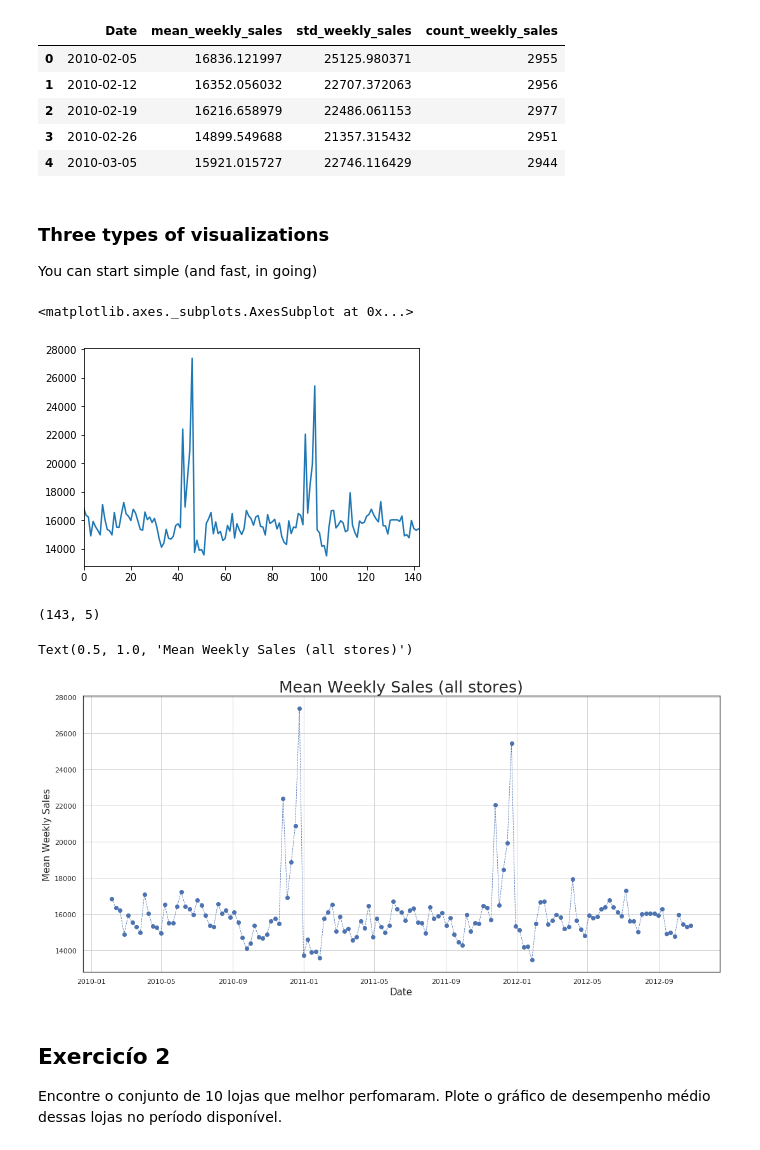
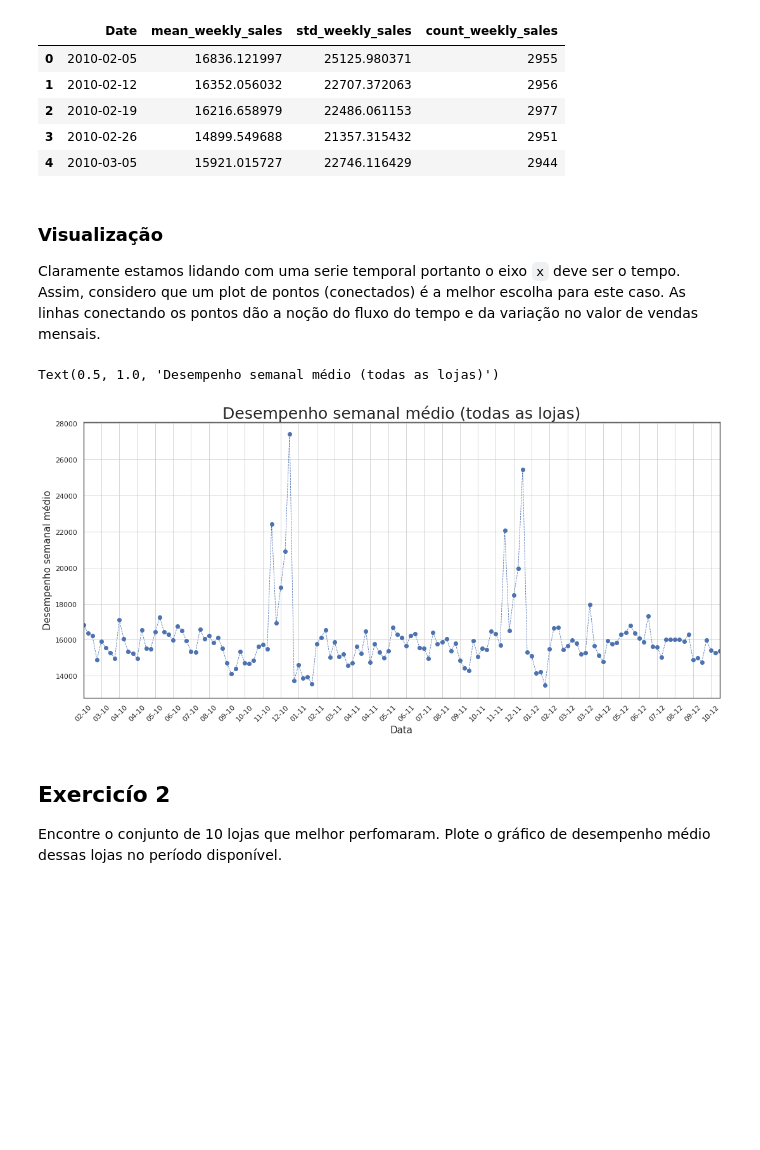
Before and after one commit to pibieta/ML-course, a Jupyter notebook: NovosPiratas/Walmart/Walmart_challenge.ipynb, the cells around one changed output. Saved outputs shown, nothing was run; the diff lists cells and outputs as text; code cells hidden in the pictures; blank space fills up the shorter version.

```diff
--- a/NovosPiratas/Walmart/Walmart_challenge.ipynb
+++ b/NovosPiratas/Walmart/Walmart_challenge.ipynb
@@ -91,13 +94,7 @@ by_date.head()
 | 2 | 2010-02-19 | 16216.658979 | 22486.061153 | 2977 |
 | 3 | 2010-02-26 | 14899.549688 | 21357.315432 | 2951 |
 | 4 | 2010-03-05 | 15921.015727 | 22746.116429 | 2944 |
-# %% [markdown]
-### Three types of visualizations
-You can start simple (and fast, in going)
-# %%
-# Plot the mean weekly sales for all stores
-by_date['mean_weekly_sales'].plot()
-# %% [output]
-<matplotlib.axes._subplots.AxesSubplot at 0x...>
-[figure, removed]
+# %% [markdown]
+### Visualização
+Claramente estamos lidando com uma serie temporal portanto o eixo `x` deve ser o tempo. Assim, considero que um plot de pontos (conectados) é a melhor escolha para este caso. As linhas conectando os pontos dão a noção do fluxo do tempo e da variação no valor de vendas mensais.
 # %%
@@ -104,18 +102,18 @@ by_date['mean_weekly_sales'].plot()
 by_date['label']=pd.Series([by_date.Date[i].strftime('%m-%y') for i in range(len(by_date))])
-# %%
-by_date.shape
-# %% [output]
-(143, 5)
 # %%
+labels = [by_date['label'][i] for i in range(len(by_date)) if i %4 ==0]
+majors = [by_date['Date'][i] for i in range(len(by_date)) if i %4 ==0]
 plt.figure(figsize=(18,8))
 plt.plot_date(by_date['Date'], by_date['mean_weekly_sales'], '--o', linewidth=0.8, xdate=True )
 plt.grid(b=True, linewidth = 0.8)
-plt.xlabel('Date', fontdict={'fontsize': '15'})
-plt.ylabel('Mean Weekly Sales', fontdict= {'fontsize': '15'})
-plt.title('Mean Weekly Sales (all stores)', fontdict = {'fontsize':'25'})
+plt.xlim(by_date['Date'][0],by_date['Date'][142])
+plt.xticks(majors, labels, rotation =45)
+plt.xlabel('Data', fontdict={'fontsize': '15'})
+plt.ylabel('Desempenho semanal médio', fontdict= {'fontsize': '15'})
+plt.title('Desempenho semanal médio (todas as lojas)', fontdict = {'fontsize':'25'})
 # %% [output]
-Text(0.5, 1.0, 'Mean Weekly Sales (all stores)')
+Text(0.5, 1.0, 'Desempenho semanal médio (todas as lojas)')
-[figure, old version]
+[figure, new version]
 # %% [markdown]
 ## Exercicío 2
 Encontre o conjunto de 10 lojas que melhor perfomaram. Plote o gráfico de desempenho médio dessas lojas no período disponível.
```
Also changed, not shown: parts of 17 cells of this notebook.
